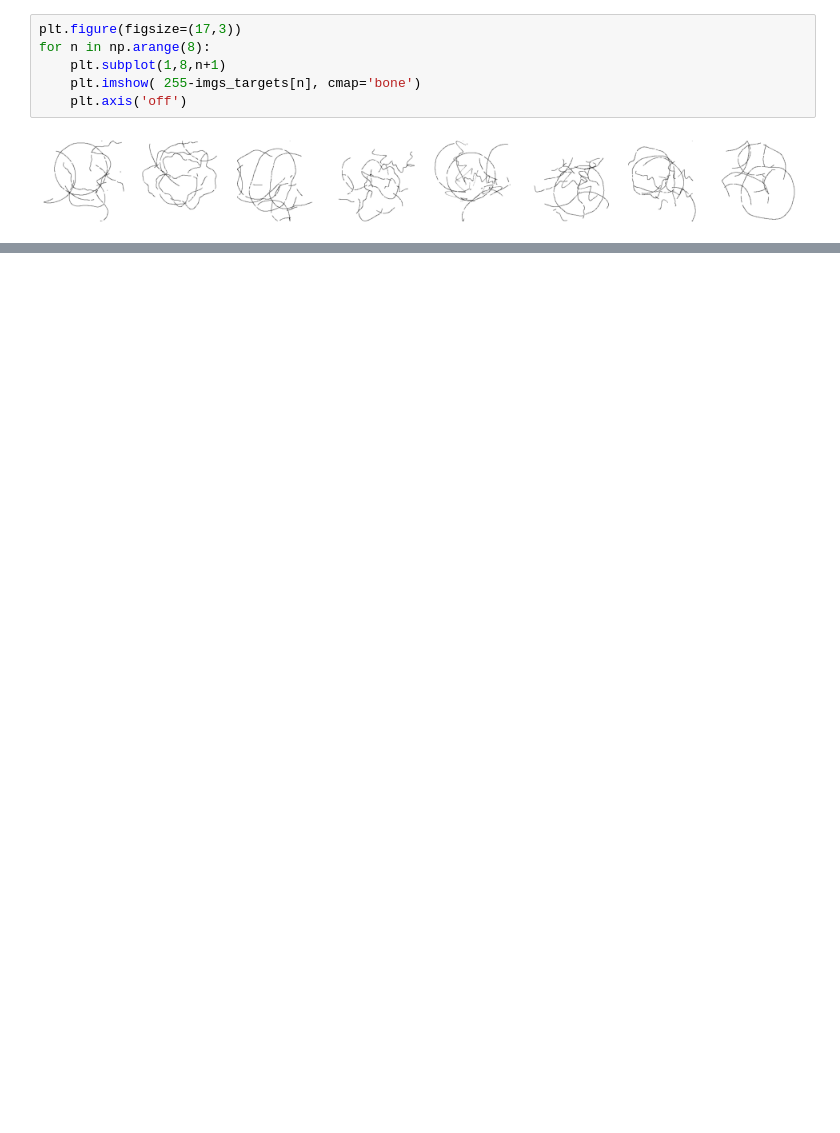
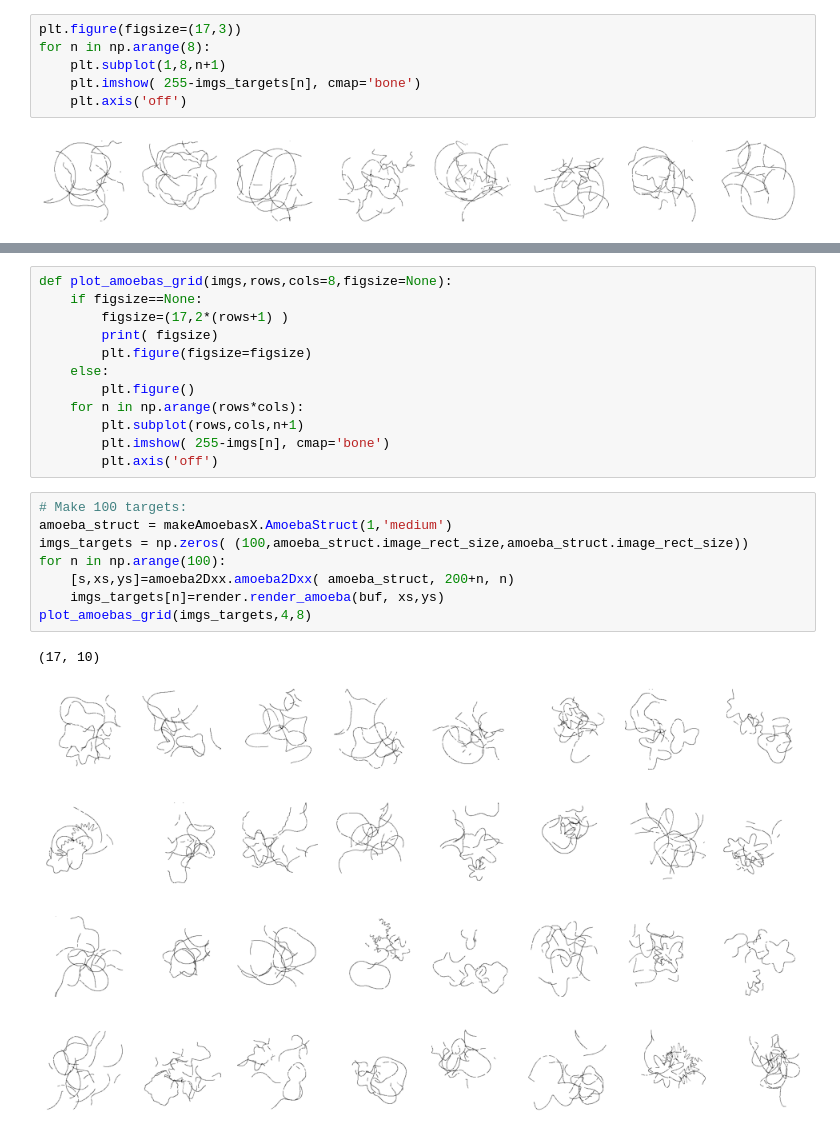
Before and after one commit to dcoates/amoebas_2025, a Jupyter notebook: amoeba2Dx.ipynb, the cells around one changed output, grey strips where cells are left out. Saved outputs shown, nothing was run; the diff lists cells and outputs as text; blank space fills up the shorter version.

```diff
--- a/amoeba2Dx.ipynb
+++ b/amoeba2Dx.ipynb
@@ -73,0 +120,23 @@ for n in np.arange(8):
+# %%
+def plot_amoebas_grid(imgs,rows,cols=8,figsize=None):
+    if figsize==None:
+        figsize=(17,2*(rows+1) )
+        print( figsize)
+        plt.figure(figsize=figsize)
+    else:
+        plt.figure()
+    for n in np.arange(rows*cols):
+        plt.subplot(rows,cols,n+1)
+        plt.imshow( 255-imgs[n], cmap='bone')
+        plt.axis('off')
+# %%
+# Make 100 targets:
+amoeba_struct = makeAmoebasX.AmoebaStruct(1,'medium')
+imgs_targets = np.zeros( (100,amoeba_struct.image_rect_size,amoeba_struct.image_rect_size))
+for n in np.arange(100):
+    [s,xs,ys]=amoeba2Dxx.amoeba2Dxx( amoeba_struct, 200+n, n)
+    imgs_targets[n]=render.render_amoeba(buf, xs,ys)
+plot_amoebas_grid(imgs_targets,4,8)
+# %% [output]
+(17, 10)
+[figure, added]
```
Also changed, not shown: parts of 18 cells of this notebook, 2 other files.
